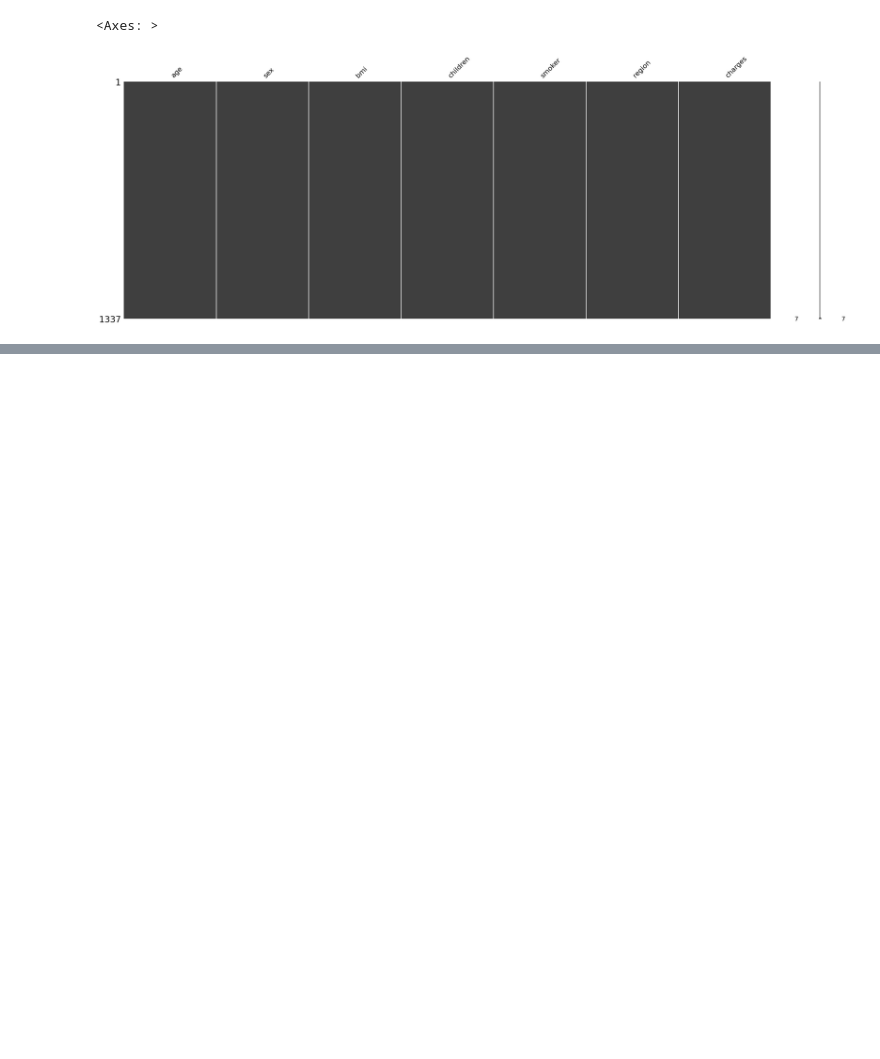
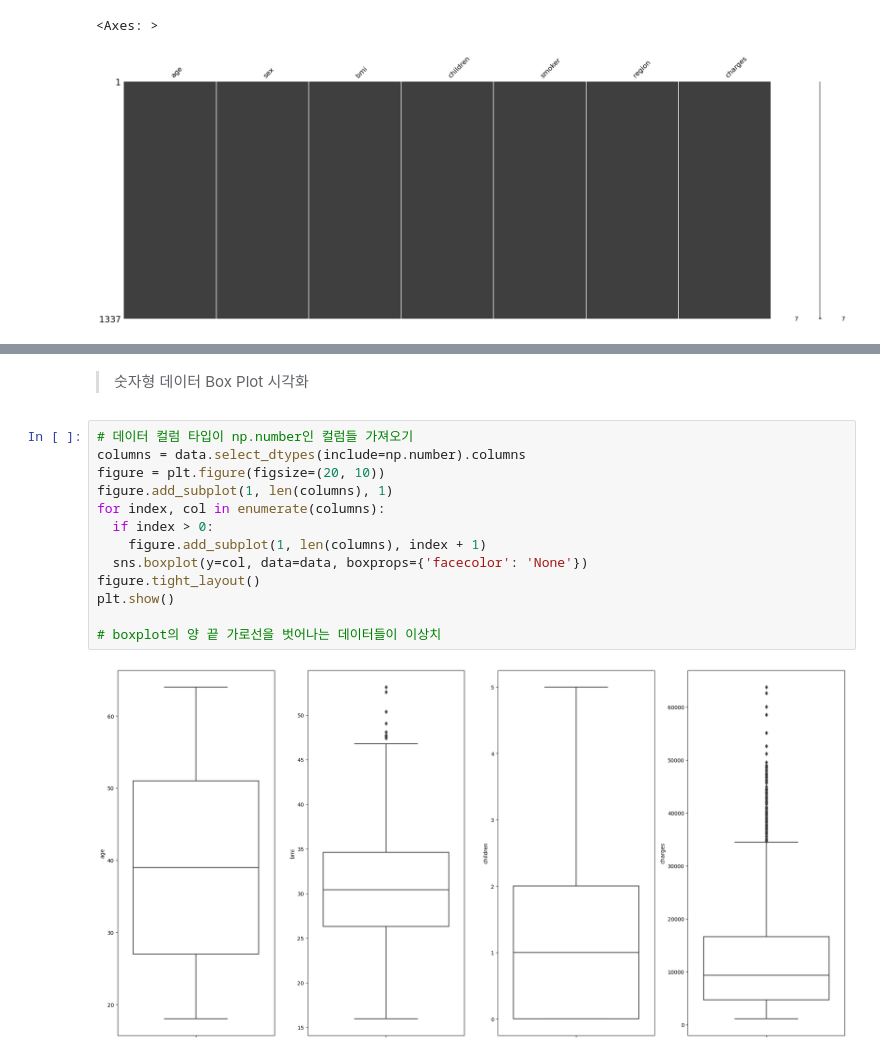
Before and after one commit to yunyun3599/MLStudy, a Jupyter notebook: Data_Anaylsis_And_Machine_Learning/02_insurance_fee_prediction/insurance_fee_prediction.ipynb, the cells around one changed output, grey strips where cells are left out. Drawn from its saved outputs; the diff is of its cells as text; blank space fills up the shorter version.

```diff
--- a/Data_Anaylsis_And_Machine_Learning/02_insurance_fee_prediction/insurance_fee_prediction.ipynb
+++ b/Data_Anaylsis_And_Machine_Learning/02_insurance_fee_prediction/insurance_fee_prediction.ipynb
@@ -343,0 +382,17 @@ dtype: int64
+# %% [markdown]
+> 숫자형 데이터 Box Plot 시각화
+# %%
+# 데이터 컬럼 타입이 np.number인 컬럼들 가져오기
+columns = data.select_dtypes(include=np.number).columns
+figure = plt.figure(figsize=(20, 10))
+figure.add_subplot(1, len(columns), 1)
+for index, col in enumerate(columns):
+  if index > 0:
+    figure.add_subplot(1, len(columns), index + 1)
+  sns.boxplot(y=col, data=data, boxprops={'facecolor': 'None'})
+figure.tight_layout()
+plt.show()
+
+# boxplot의 양 끝 가로선을 벗어나는 데이터들이 이상치
+# %% [output]
+[figure, added]
```
Also changed, not shown: parts of 15 cells of this notebook.
